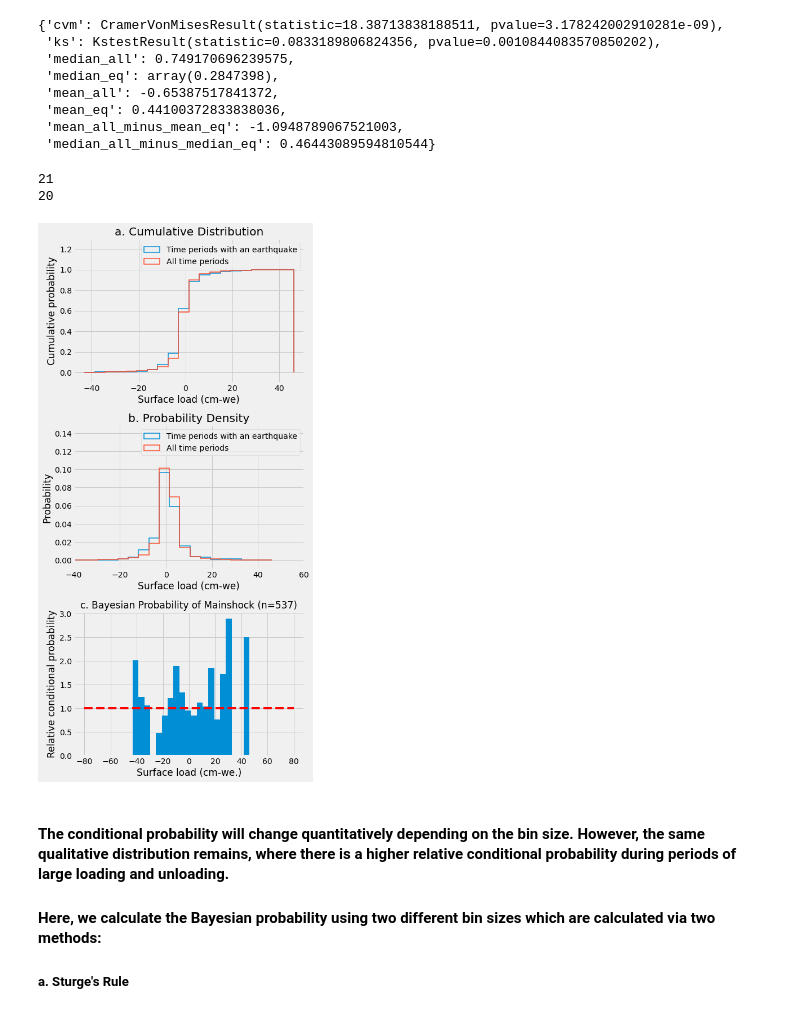
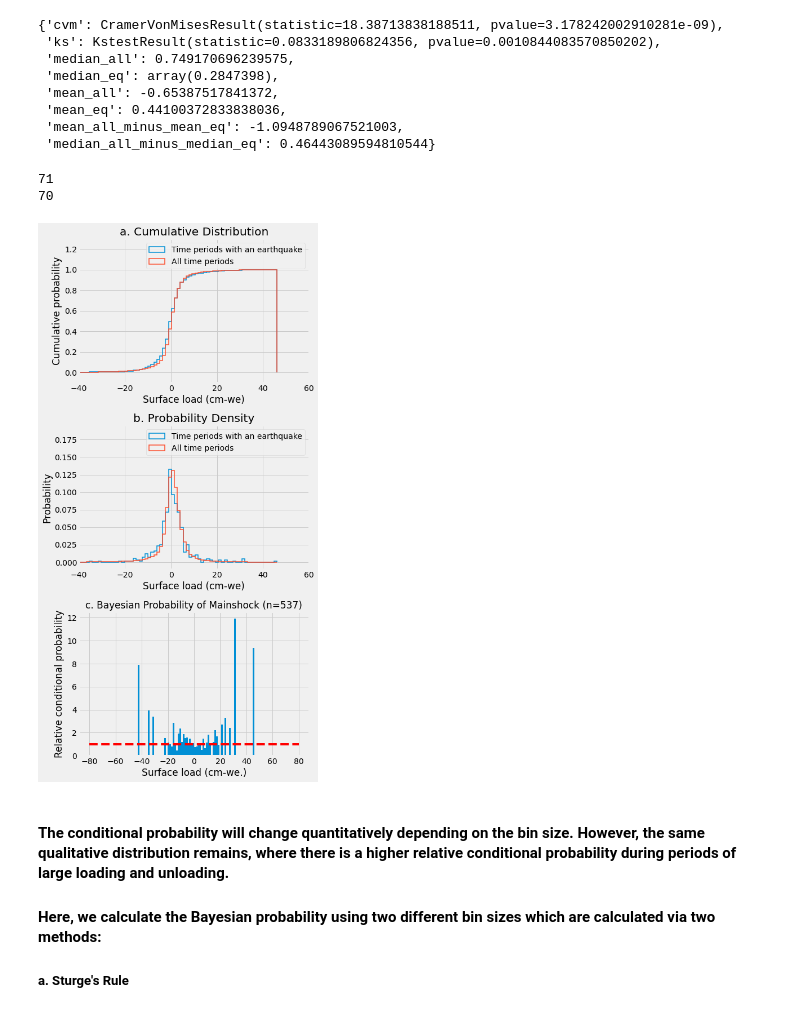
Before and after one commit to amandasyamsul/SLIQ, a Jupyter notebook: full-surface-load-mainshocks.ipynb, the cells around one changed output. Cells and saved outputs as stored; diff of their text form; code cells hidden in the pictures.

```diff
--- a/full-surface-load-mainshocks.ipynb
+++ b/full-surface-load-mainshocks.ipynb
@@ -102,17 +103,15 @@ array(0.7491707)
 # %%
 importlib.reload(loadquakes)
 
-def set_of_figures_load(all_time, earthquake_only,bayes_title):
+def set_of_figures_load(all_time, earthquake_only,bayes_title,method):
 
     fig,(ax1,ax2,ax3) = plt.subplots(3,1, figsize=(7,14))
 
     plt.style.use('fivethirtyeight')
     loadquakes.plot_hist(all_time, earthquake_only, ax1, ax2,
-              'a. Cumulative Distribution', 'b. Probability Density')
+              'a. Cumulative Distribution', 'b. Probability Density', method)
 
-    loadquakes.plot_bayes(all_time, earthquake_only, ax3,bayes_title,
-                         method='Sturge')
+    loadquakes.plot_bayes(all_time, earthquake_only, ax3, bayes_title,
+                         method)
 
     fig.tight_layout()
-
-set_of_figures_load(ds['lwe_thickness'].data.flatten(), catalog.dmass,'c. Bayesian Probability of Event (n=12573)')
@@ -138,11 +144,11 @@ set_of_figures_load(ds['lwe_thickness'].data.flatten(), catalog.dmass,'c. Bayesi
  'median_all_minus_median_eq': 0.46443089594810544}
 # %%
 set_of_figures_load(ds['lwe_thickness'].data.flatten(), mainshock.dmass,
-                    'c. Bayesian Probability of Mainshock (n=537)')
+                    'c. Bayesian Probability of Mainshock (n=537)','fd')
 # %% [output]
-21
-20
+71
+70
-[figure, old version]
+[figure, new version]
 # %% [markdown]
 #### The conditional probability will change quantitatively depending on the bin size. However, the same qualitative distribution remains, where there is a higher relative conditional probability during periods of large loading and unloading.
 
```
Also changed, not shown: parts of 17 cells of this notebook, 1 other file.
